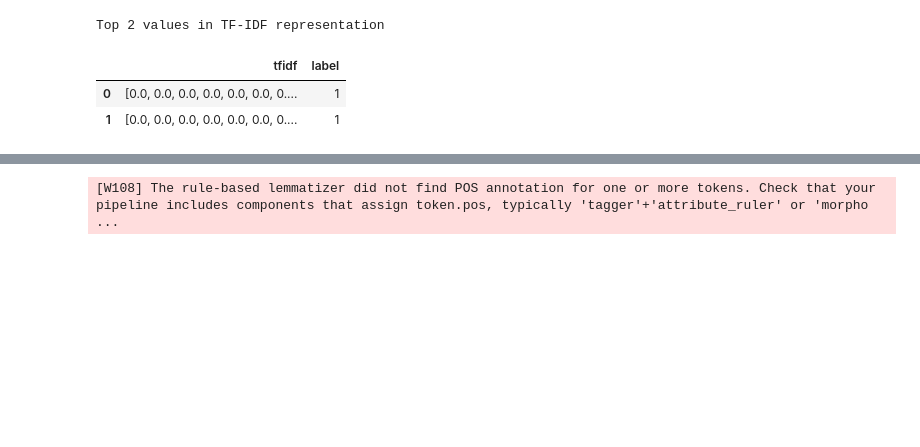
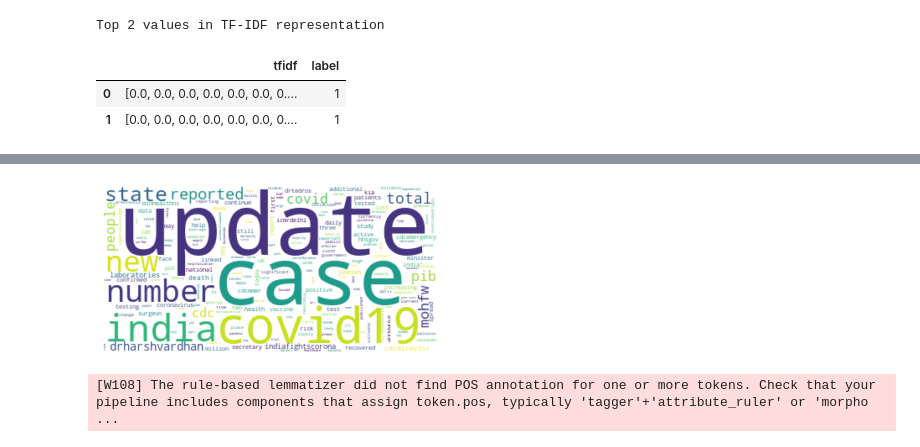
Before and after one commit to sreebalajisree/Fake_News_Detection, a Jupyter notebook: Fake_News_Detection_EDA.ipynb, the cells around one changed output, grey strips where cells are left out. Drawn from its saved outputs; the diff is of its cells as text; code cells hidden in the pictures; blank space fills up the shorter version.

```diff
--- a/Fake_News_Detection_EDA.ipynb
+++ b/Fake_News_Detection_EDA.ipynb
@@ -209,0 +264,3 @@ Name: tweet, dtype: int64
+# %%
+fake_news_df = df_cleaned_tweet_fake_train[df_cleaned_tweet_fake_train['label'] == 0]
+fake_news_df
@@ -222,3 +305,15 @@ plt.show()
+# %%
+"""
+Visualizing word cloud for fake news
+"""
+fake_news_Series = pd.Series(fake_news_df['tweet'])
+text1 = " ".join(cat.split()[0] for cat in fake_news_df.tweet)
+word_cloud1 = WordCloud(collocations=False, background_color='white').generate(text)
+plt.imshow(word_cloud1, interpolation='bilinear')
+plt.axis("off")
+plt.show()
+# %% [output]
+[figure, added]
 # %%
 """
 Named entity recognition
```
Also changed, not shown: parts of 15 cells of this notebook.
